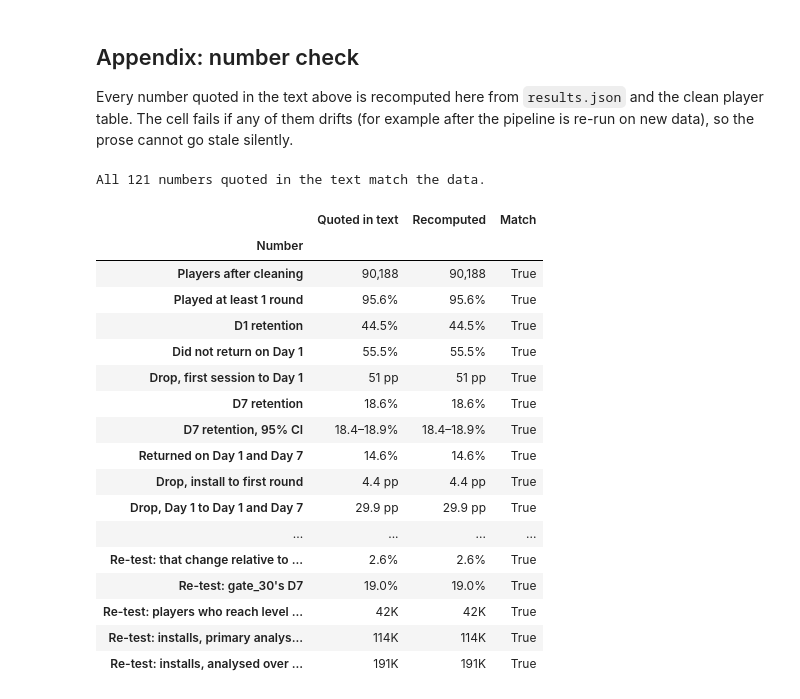
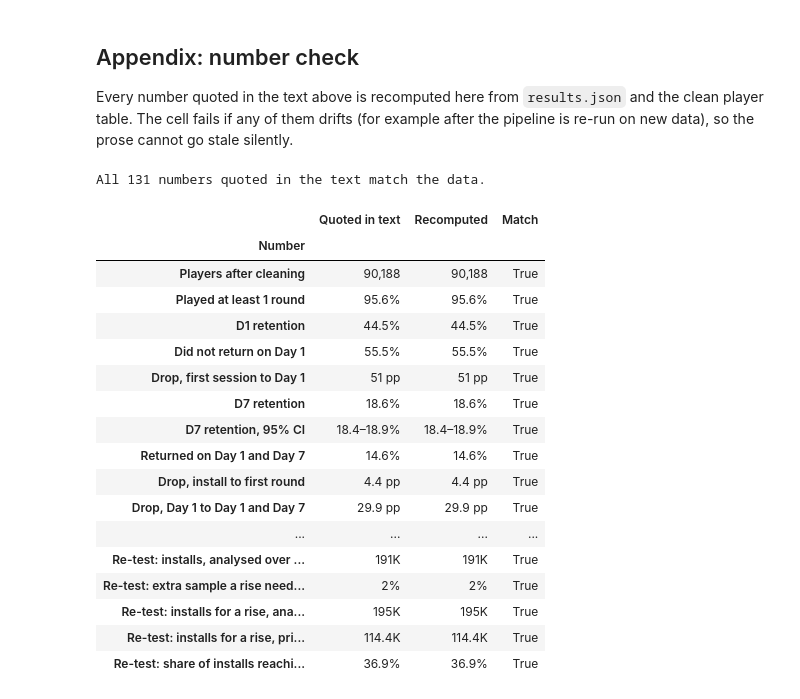
Before and after one commit to edwinzhang98/retention-ab-test-analysis, a Jupyter notebook: notebooks/02_retention.ipynb, the cells around one changed output. Saved outputs shown, nothing was run; the diff lists cells and outputs as text; code cells hidden in the pictures.

```diff
--- a/notebooks/02_retention.ipynb
+++ b/notebooks/02_retention.ipynb
@@ -703,6 +713,11 @@ dec_ci, dec1_ci = dec["install_level_effect_ci_if_only_reachers"], dec1["install
 bc, ra = gate["best_case_for_gate_40"], gate["rounds_among_reachers"]
 rs, pg = gate["retest_sizing"], gate["pre_gate_engagement"]
 past40 = ra["share_past_40_rounds"]
+b1528, b29 = band["rounds_15_28"]["retention_7"], band["rounds_29"]["retention_7"]
+n29 = players.loc[rounds == 29, "version"].value_counts()    # 29-round players, recounted from the clean table
+assert (n29["gate_40"], n29["gate_30"]) == (b29["n_t"], b29["n_c"]), "29-round counts differ from results.json"
+rise = max(rs["installs_needed_install_level_5050_if_rise"] / rs["installs_needed_install_level_5050"],
+           rs["installs_needed_reacher_analysis_5050_if_rise"] / rs["installs_needed_reacher_analysis_5050"])
 
 
 def ci_pp(lo: float, hi: float, nd: int = 2) -> str:    # a 95% CI in pp from proportions, true minus
@@ -732,7 +747,7 @@ quoted = [
     ("Players with < 15 rounds back on Day 7", "962", f"{players.loc[target, 'retention_7'].sum():,}"),
     ("Max D7 among < 15-round buckets", "3.4%", pct(rb.loc[["0", "1-4", "5-14"], "retention_7"].max())),
     ("D7, 100+ rounds", "71.1%", pct(rb.loc["100+", "retention_7"])),
-    ("< 15 rounds: share of all lost by D7", "56%", pct(low["lost_d7"] / all_["lost_d7"], 0)),
+    ("< 15 rounds: share of all not back on Day 7", "56%", pct(low["lost_d7"] / all_["lost_d7"], 0)),
     ("< 15 rounds: share of D1 non-returners", "72%", pct(low["no_d1"] / all_["no_d1"], 0)),
     ("D7 ratio, returned vs not on Day 1", "4.6×", f"{d7_back / d7_gone:.1f}×"),
     ("D7, returned on Day 1", "32.8%", pct(d7_back)),
@@ -797,9 +812,12 @@ quoted = [
      "just below 0" if -0.005 < nc7["abs_ci_high"] * 100 < 0 else sgn(nc7["abs_ci_high"] * 100)),
     ("Gate: negative control, p", "0.049", f"{nc7['p_value']:.3f}"),
     ("Gate: D7 gap, 15–29 rounds", "−0.87", sgn(b1529["abs_lift"] * 100)),
-    ("Gate: D7 gap, 15–29 rounds, p", "0.07", f"{b1529['p_value']:.2f}"),
+    ("Gate: D7 gap, 15–29 rounds, 95% CI", "−1.82 to +0.07", ci_pp(b1529["abs_ci_low"], b1529["abs_ci_high"])),
+    ("Gate: D7 gap, 15–29 rounds, p", "0.071", f"{b1529['p_value']:.2g}"),
     ("Gate: D7 gap, < 15 rounds", "−0.09", sgn(b15["abs_lift"] * 100)),
     ("Gate: D7 gap, < 15 rounds, p", "0.53", f"{b15['p_value']:.2f}"),
+    ("Gate: D7 gaps of the 15–29 and < 15 bands, p for their difference", "0.12",
+     f"{gate['d7_band_gap_difference_15_29_vs_lt_15']['p_value']:.2g}"),
     ("Gate: negative control without the net < 15 excess", "−0.22", sgn(nc_rm["abs_lift"] * 100)),
     ("Gate: negative control without the net < 15 excess, p", "0.19", f"{nc_rm['p_value']:.2f}"),
     ("Gate: decomposition, player mix (pp)", "−0.29", sgn(dec["composition"] * 100)),
@@ -825,6 +843,10 @@ quoted = [
     ("Gate: D1 gap, 30+ rounds, 95% CI", "−0.78 to +0.94", ci_pp(b30_d1["abs_ci_low"], b30_d1["abs_ci_high"])),
     ("Gate: D1, could meet the gate (pp per install)", "+0.03", sgn(dec1["within_reached_30"] * 100)),
     ("Gate: D1, could meet the gate, 95% CI", "−0.29 to +0.35", ci_pp(*dec1_ci)),
+    ("Gate: players with exactly 29 rounds, gate_40", "311", f"{n29['gate_40']:,}"),
+    ("Gate: players with exactly 29 rounds, gate_30", "302", f"{n29['gate_30']:,}"),
+    ("Gate: D7 gap, 15–28 rounds", "−0.68", sgn(b1528["abs_lift"] * 100)),
+    ("Gate: D7 gap, 15–28 rounds, 95% CI", "−1.64 to +0.28", ci_pp(b1528["abs_ci_low"], b1528["abs_ci_high"])),
     ("Gate: rounds, all players, mean difference", "−0.04", sgn(gate["rounds"]["mean_diff"])),
     ("Gate: rounds, all players, 95% CI", "−1.4 to +1.3",
      " to ".join(sgn(x, 1) for x in gate["rounds"]["mean_diff_boot_ci"])),
@@ -843,36 +865,42 @@ quoted = [
      pct(rs["smallest_d7_change_per_install"] / rs["baseline_d7_install"])),
     ("Re-test: gate_30's D7", "19.0%", pct(rs["baseline_d7_install"])),
     ("Re-test: players who reach level 30 needed (50/50)", "42K",
      thousands(rs["reachers_needed_5050"])),
     ("Re-test: installs, primary analysis among them (50/50)", "114K",
      thousands(rs["installs_needed_reacher_analysis_5050"])),
     ("Re-test: installs, analysed over all installs (50/50)", "191K",
      thousands(rs["installs_needed_install_level_5050"])),
+    ("Re-test: extra sample a rise needs, at most (larger of the two analyses)", "2%", f"{rise - 1:.0%}"),
+    ("Re-test: installs for a rise, analysed over all installs (50/50)", "195K",
+     thousands(rs["installs_needed_install_level_5050_if_rise"])),
+    ("Re-test: installs for a rise, primary analysis among reachers (50/50)", "114.4K",
+     f"{rs['installs_needed_reacher_analysis_5050_if_rise'] / 1000:.1f}K"),
+    ("Re-test: share of installs reaching level 30 (this cohort)", "36.9%", pct(rs["share_reached_30"])),
 ]
 check = pd.DataFrame(quoted, columns=["Number", "Quoted in text", "Recomputed"]).set_index("Number")
 assert check.index.is_unique, "each quoted number needs its own label"
 check["Match"] = check["Quoted in text"] == check["Recomputed"]
 assert check["Match"].all(), f"Text and data disagree:\n{check[~check['Match']].to_string()}"
 print(f"All {len(check)} numbers quoted in the text match the data.")
 with pd.option_context("display.max_rows", None):    # show every row, not pandas' truncated view
     display(check)
 # %% [output]
-All 121 numbers quoted in the text match the data.
+All 131 numbers quoted in the text match the data.
 |  | Quoted in text | Recomputed | Match |
 | Number |  |  |  |
 | Players after cleaning | 90,188 | 90,188 | True |
 | Played at least 1 round | 95.6% | 95.6% | True |
 | D1 retention | 44.5% | 44.5% | True |
 | Did not return on Day 1 | 55.5% | 55.5% | True |
 | Drop, first session to Day 1 | 51 pp | 51 pp | True |
 | D7 retention | 18.6% | 18.6% | True |
 | D7 retention, 95% CI | 18.4–18.9% | 18.4–18.9% | True |
 | Returned on Day 1 and Day 7 | 14.6% | 14.6% | True |
 | Drop, install to first round | 4.4 pp | 4.4 pp | True |
 | Drop, Day 1 to Day 1 and Day 7 | 29.9 pp | 29.9 pp | True |
 | ... | ... | ... | ... |
-| Re-test: that change relative to ... | 2.6% | 2.6% | True |
-| Re-test: gate_30's D7 | 19.0% | 19.0% | True |
-| Re-test: players who reach level ... | 42K | 42K | True |
-| Re-test: installs, primary analys... | 114K | 114K | True |
 | Re-test: installs, analysed over ... | 191K | 191K | True |
+| Re-test: extra sample a rise need... | 2% | 2% | True |
+| Re-test: installs for a rise, ana... | 195K | 195K | True |
+| Re-test: installs for a rise, pri... | 114.4K | 114.4K | True |
+| Re-test: share of installs reachi... | 36.9% | 36.9% | True |
```
Also changed, not shown: parts of 7 cells of this notebook, 40 other files.
